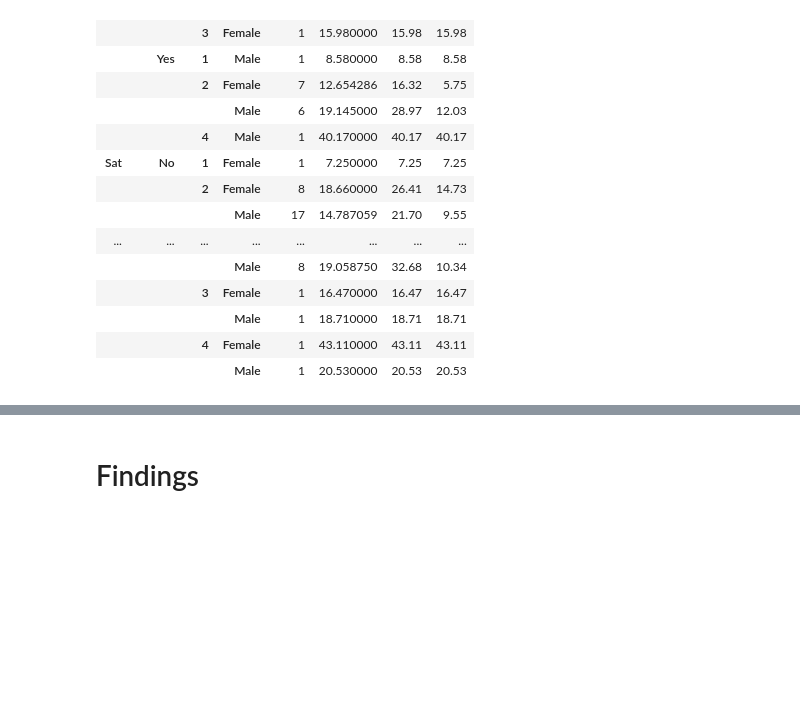
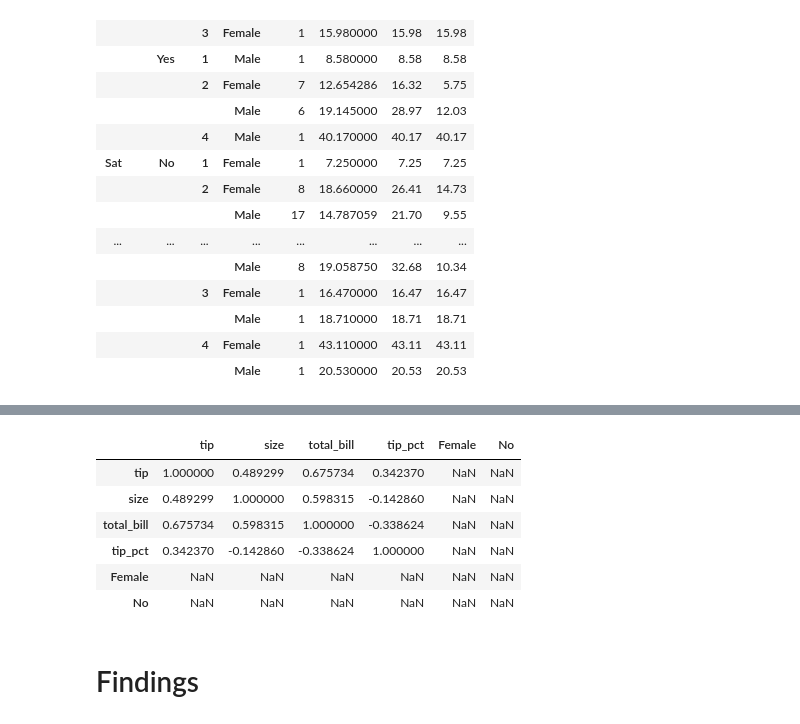
Before and after one commit to tomhealy1/Asssessment-Fundamentals-of-Data-Analysis-2019, a Jupyter notebook: Assessment for Fundamentals of Data Analysis 2019.ipynb, the cells around one changed output, grey strips where cells are left out. Saved outputs shown, nothing was run; the diff lists cells and outputs as text; code cells hidden in the pictures; blank space fills up the shorter version.

```diff
--- a/Assessment for Fundamentals of Data Analysis 2019.ipynb
+++ b/Assessment for Fundamentals of Data Analysis 2019.ipynb
@@ -903,0 +941,2 @@ result['total_bill']
+# %%
+df_new = pd.DataFrame(df, columns=['tip','size','sex','total_bill','tip_pct', 'Female', 'No'])
@@ -904,3 +960,13 @@ result['total_bill']
+# %%
+df_new.corr()
+# %% [output]
+|  | tip | size | total_bill | tip_pct | Female | No |
+| tip | 1.000000 | 0.489299 | 0.675734 | 0.342370 | NaN | NaN |
+| size | 0.489299 | 1.000000 | 0.598315 | -0.142860 | NaN | NaN |
+| total_bill | 0.675734 | 0.598315 | 1.000000 | -0.338624 | NaN | NaN |
+| tip_pct | 0.342370 | -0.142860 | -0.338624 | 1.000000 | NaN | NaN |
+| Female | NaN | NaN | NaN | NaN | NaN | NaN |
+| No | NaN | NaN | NaN | NaN | NaN | NaN |
 # %% [markdown]
 # Findings
 # %% [markdown]
```
Also changed, not shown: parts of 33 cells of this notebook.
